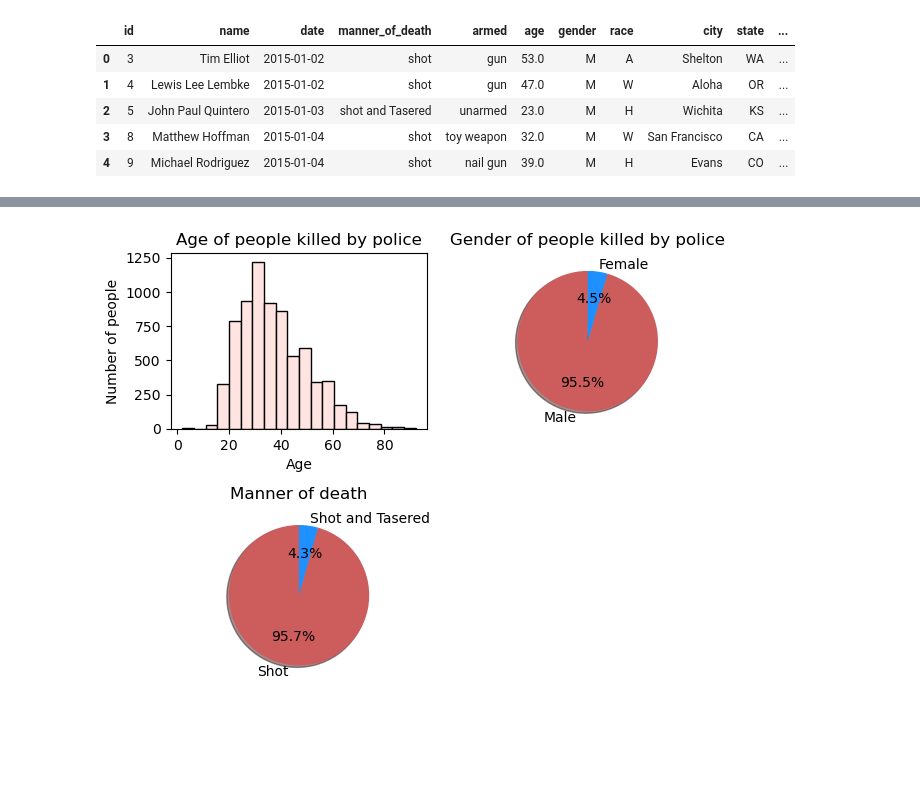
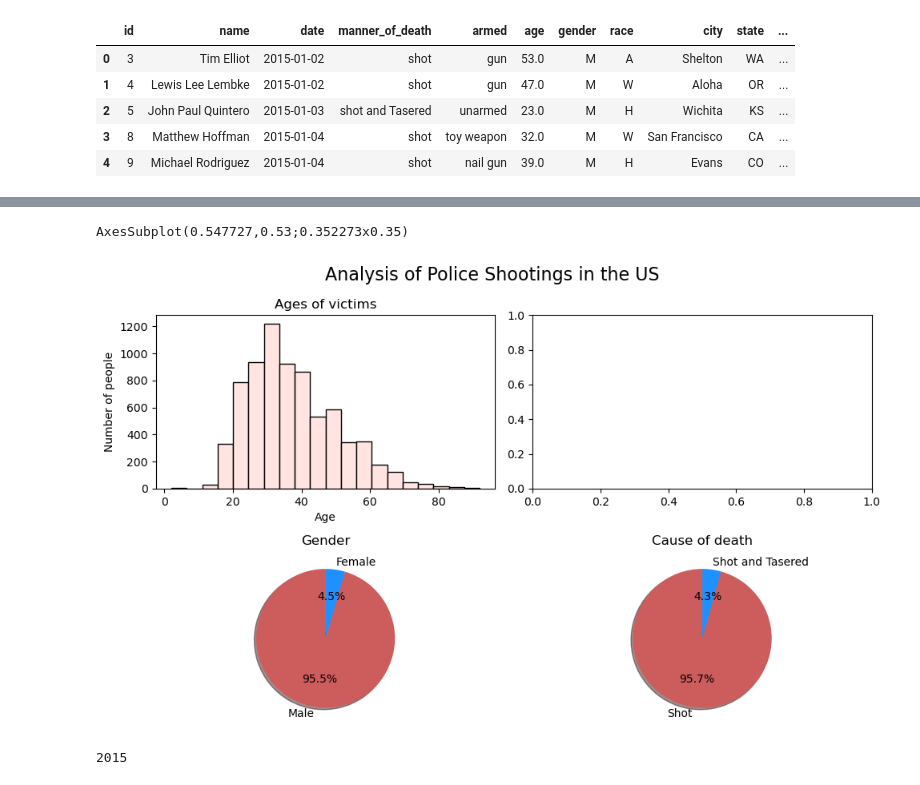
Before and after one commit to fongc123/notes, a Jupyter notebook: src/data visualization/police_shootings.ipynb, the cells around one changed output, grey strips where cells are left out. Saved outputs shown, nothing was run; the diff lists cells and outputs as text; code cells hidden in the pictures; blank space fills up the shorter version.

```diff
--- a/src/data visualization/police_shootings.ipynb
+++ b/src/data visualization/police_shootings.ipynb
@@ -16,5 +17,10 @@ df.head()
 df['first_name'] = df['name'].apply(lambda x: x.split()[0] if isinstance(x, str) else None)
 df['last_name'] = df['name'].apply(lambda x: x.split()[-1] if isinstance(x, str) else None)
+# %%
+# add month and year
+df['date'] = df['date'].apply(lambda x: pd.to_datetime(x))
+df['month'] = df['date'].apply(lambda x: x.month)
+df['year'] = df['date'].apply(lambda x: x.year)
 # %%
 df.head()
 # %% [output]
@@ -27,4 +90,7 @@ df.head()
 # %%
+plt.figure(figsize=(10, 6))
+plt.suptitle("Analysis of Police Shootings in the US", fontsize=16)
+
 # histogram plot
 plt.subplot(2, 2, 1)
 plt.hist(
@@ -33,37 +99,51 @@ plt.hist(
     color = 'mistyrose',
     ec = 'black'
 )
-plt.title("Age of people killed by police")
+plt.title("Ages of victims")
 plt.xlabel("Age")
 plt.ylabel("Number of people")
 
+# plot stacked bar chart of number of deaths each month over the years
+fig, ax = plt.subplot(2, 2, 2)
+
+# months as labels
+labels = ['Jan', 'Feb', 'Mar', 'Apr', 'May', 'Jun', 'Jul', 'Aug', 'Sep', 'Oct', 'Nov', 'Dec']
+
+# number of deaths in january in 2015
+jan_2015 = df[(df['month'] == 1) & (df['year'] == 2015)].shape[0]
+
 # pie chart of gender
-plt.subplot(2, 2, 2)
+plt.subplot(2, 2, 3)
 gender = df['gender'].value_counts()
-plt.title("Gender of people killed by police")
+plt.title("Gender")
 plt.pie(
     x = gender,
     labels = [ "Male", "Female" ],
     autopct = "%1.1f%%",
     shadow = True,
     startangle = 90,
     colors = [ "indianred", "dodgerblue" ]
 )
 
 # pie chart of manner of death
-plt.subplot(2, 2, 3)
+plt.subplot(2, 2, 4)
 manner_of_death = df['manner_of_death'].value_counts()
-plt.title("Manner of death")
+plt.title("Cause of death")
 plt.pie(
     x = manner_of_death,
     labels = [ "Shot", "Shot and Tasered" ],
     autopct = "%1.1f%%",
     shadow = True,
     startangle = 90,
     colors = [ "indianred", "dodgerblue" ]
 )
 
 plt.tight_layout()
 plt.show()
 # %% [output]
+AxesSubplot(0.547727,0.53;0.352273x0.35)
-[figure, old version]
+[figure, new version]
+# %%
+pd.to_datetime(df['date'])[0].
+# %% [output]
+2015
```
Also changed, not shown: parts of 7 cells of this notebook.
